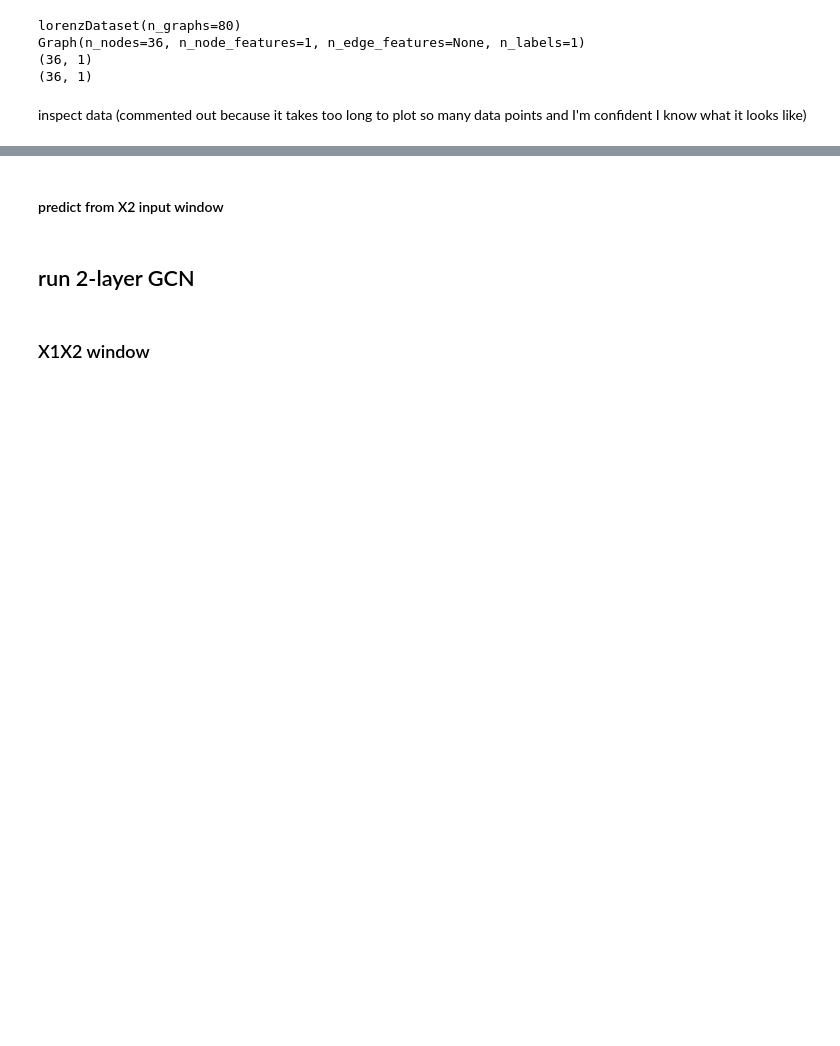
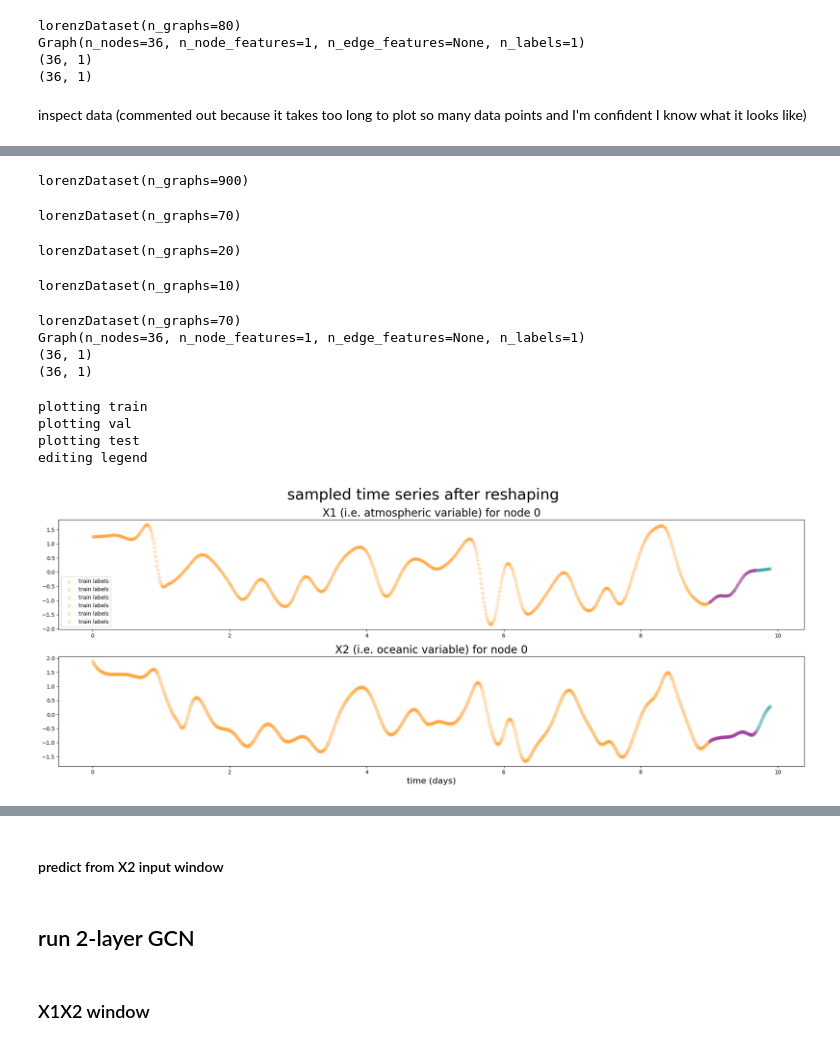
Before and after one commit to VaniSachdev/lorenzGNN, a Jupyter notebook: data_resetup.ipynb, the cells around one changed output, grey strips where cells are left out. Drawn from its saved outputs; the diff is of its cells as text; code cells hidden in the pictures; blank space fills up the shorter version.

Commit message:
improve data setup

```diff
--- a/data_resetup.ipynb
+++ b/data_resetup.ipynb
@@ -249,0 +234,24 @@ editing legend
+# %%
+# only uncomment each line if testing a non-default parameter
+dataset = lorenzDatasetWrapper(
+    predict_from="X2",
+    n_samples=100,
+    # input_steps=2 * DEFAULT_TIME_RESOLUTION,  # 2 days
+    # output_delay=1 * DEFAULT_TIME_RESOLUTION,  # 1 day
+    # output_steps=1,
+    # min_buffer=-3 * DEFAULT_TIME_RESOLUTION,
+    # rand_buffer=False,
+    # K=36,
+    # F=8,
+    # c=10,
+    # b=10,
+    h=0.1,
+    # coupled=True,
+    # time_resolution=DEFAULT_TIME_RESOLUTION,
+    # seed=42,
+    init_buffer_steps=900,
+    return_buffer=True,
+    train_pct=0.7,
+    val_pct=0.2,
+    test_pct=0.1,
+    override=True)
@@ -249,0 +276,39 @@ editing legend
+# %%
+dataset.buffer
+# %% [output]
+lorenzDataset(n_graphs=900)
+# %%
+dataset.train
+# %% [output]
+lorenzDataset(n_graphs=70)
+# %%
+dataset.val
+# %% [output]
+lorenzDataset(n_graphs=20)
+# %%
+dataset.test
+# %% [output]
+lorenzDataset(n_graphs=10)
+# %%
+print(dataset.train)
+print(dataset.train[0])
+print(dataset.train[0].x.shape)
+print(dataset.train[0].y.shape)
+# %% [output]
+lorenzDataset(n_graphs=70)
+Graph(n_nodes=36, n_node_features=1, n_edge_features=None, n_labels=1)
+(36, 1)
+(36, 1)
+# %%
+fig, (ax0, ax1) = plot_data(dataset.buffer,
+                            dataset.train,
+                            test=dataset.val,
+                            node=0)
+plt.tight_layout()
+plt.show()
+# %% [output]
+plotting train
+plotting val
+plotting test
+editing legend
+[figure, added]
```
Also changed, not shown: parts of 15 cells of this notebook, 4 other files.
